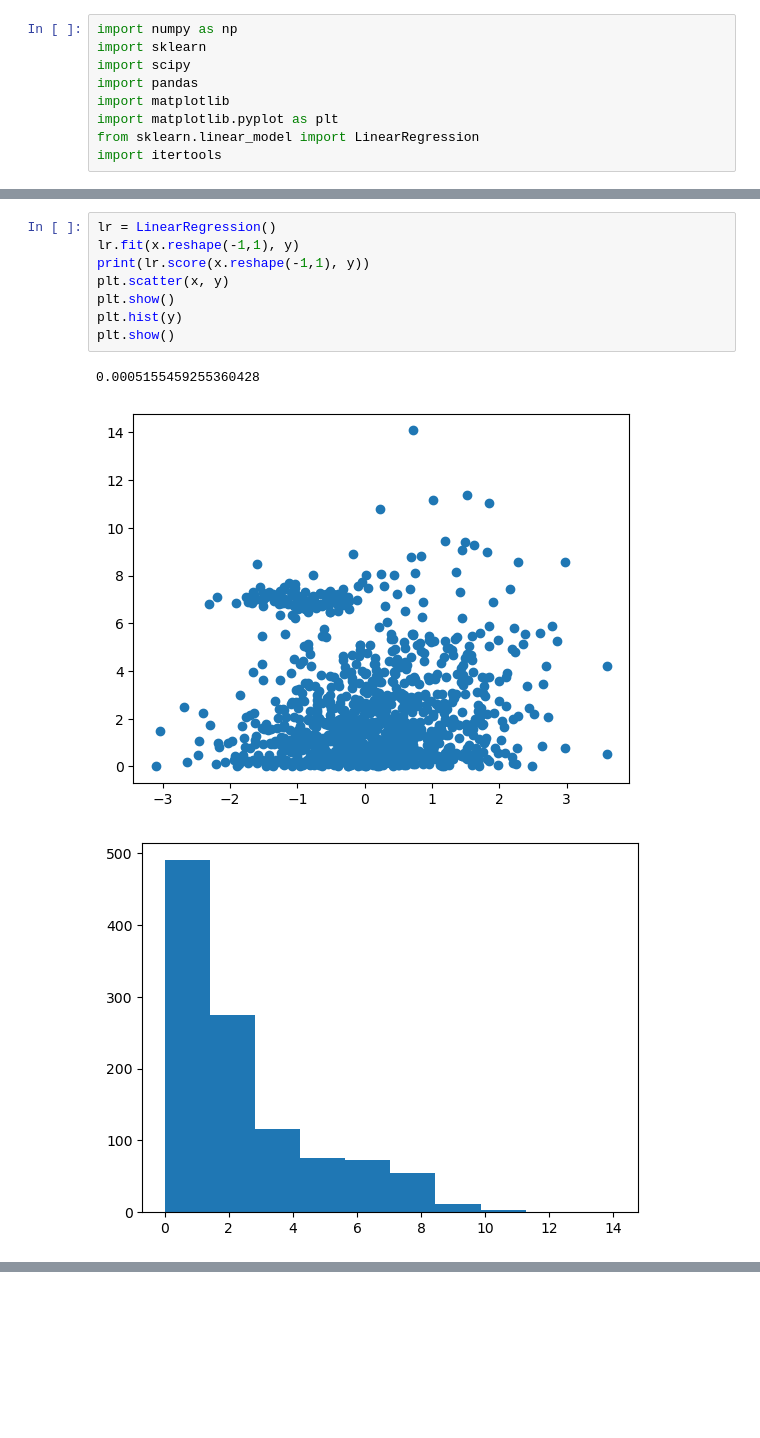
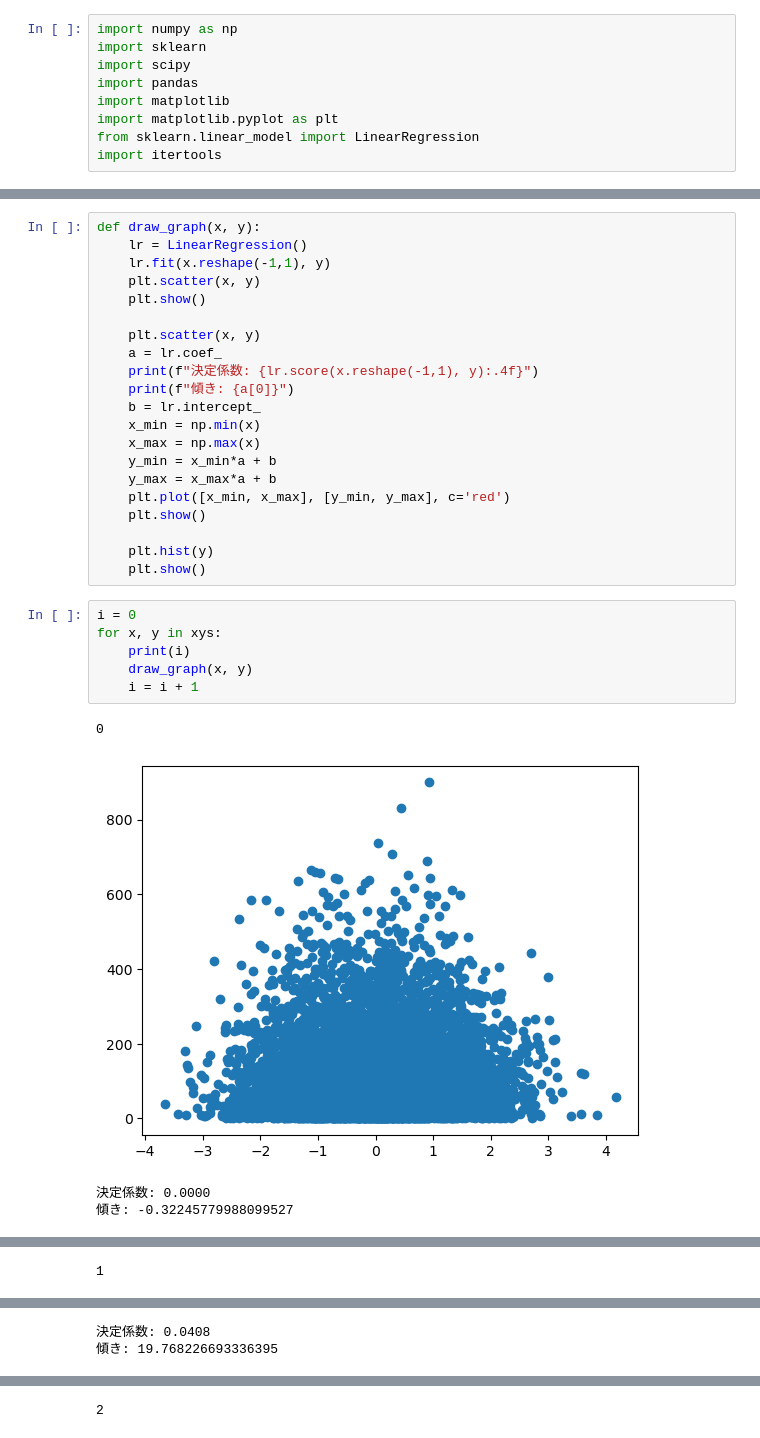
Before and after one commit to notfolder/graphgen, a Jupyter notebook: graphgen.ipynb, the cells around one changed output, grey strips where cells are left out. Saved outputs shown, nothing was run; the diff lists cells and outputs as text; blank space fills up the shorter version.

```diff
--- a/graphgen.ipynb
+++ b/graphgen.ipynb
@@ -43,12 +56,32 @@ y = np.append(y, np.random.normal(loc=7, scale=0.3, size=100))
-# %%
-lr = LinearRegression()
-lr.fit(x.reshape(-1,1), y)
-print(lr.score(x.reshape(-1,1), y))
-plt.scatter(x, y)
-plt.show()
-plt.hist(y)
-plt.show()
-# %% [output]
-0.0005155459255360428
-[figure, removed]
-[figure, removed]
+# %%
+def draw_graph(x, y):
+    lr = LinearRegression()
+    lr.fit(x.reshape(-1,1), y)
+    plt.scatter(x, y)
+    plt.show()
+
+    plt.scatter(x, y)
+    a = lr.coef_
+    print(f"決定係数: {lr.score(x.reshape(-1,1), y):.4f}")
+    print(f"傾き: {a[0]}")
+    b = lr.intercept_
+    x_min = np.min(x)
+    x_max = np.max(x)
+    y_min = x_min*a + b
+    y_max = x_max*a + b
+    plt.plot([x_min, x_max], [y_min, y_max], c='red')
+    plt.show()
+
+    plt.hist(y)
+    plt.show()
+# %%
+i = 0
+for x, y in xys:
+    print(i)
+    draw_graph(x, y)
+    i = i + 1
+# %% [output]
+0
+[figure, added]
+決定係数: 0.0000
+傾き: -0.32245779988099527
@@ -54,0 +90 @@ plt.show()
+1
@@ -54,0 +92,2 @@ plt.show()
+決定係数: 0.0408
+傾き: 19.768226693336395
@@ -54,0 +96 @@ plt.show()
+2
```
Also changed, not shown: parts of 10 cells of this notebook.
